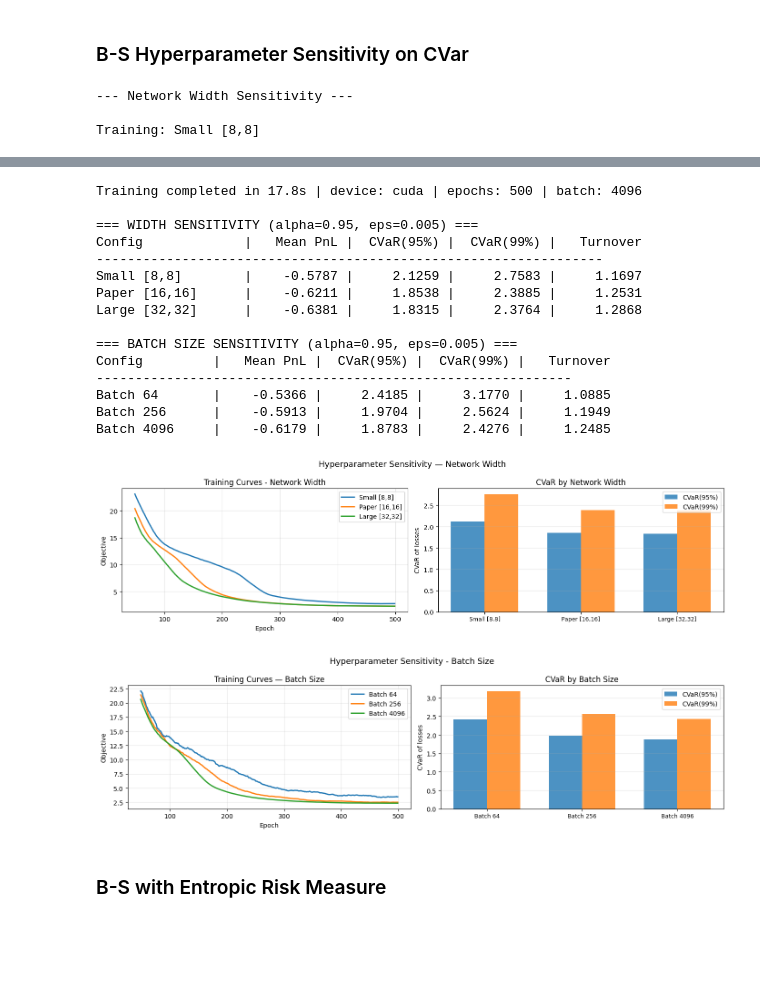
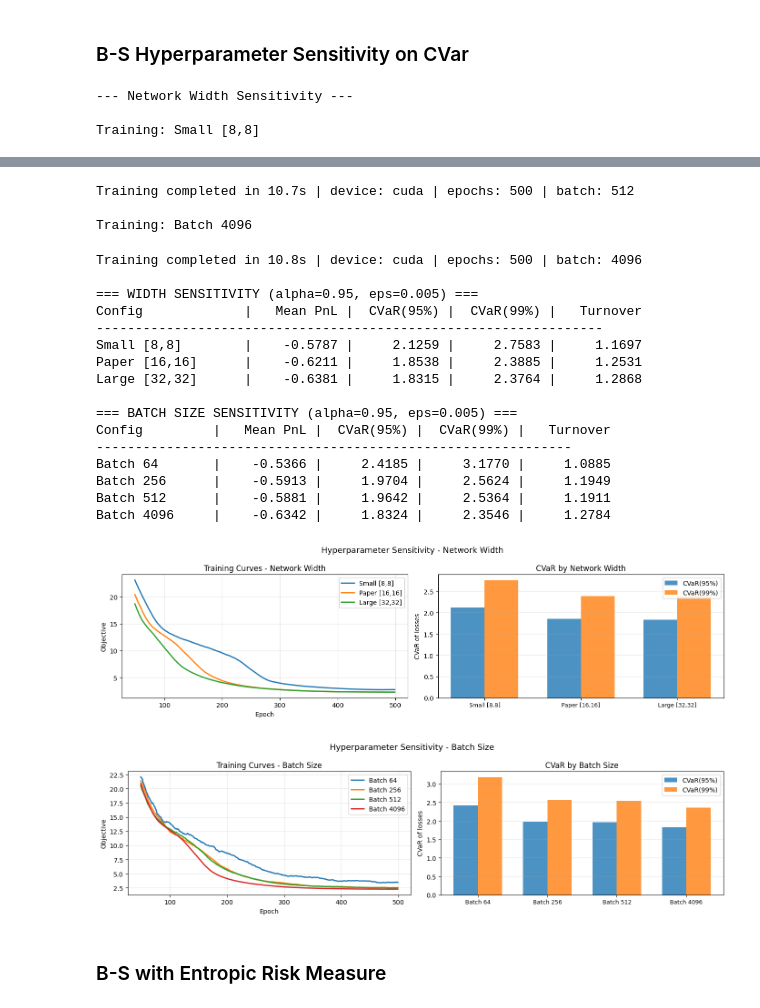
Before and after one commit to GioChecchi/Deep_Hedging, a Jupyter notebook: Deep_Hedging.ipynb, the cells around one changed output, grey strips where cells are left out. Cells and saved outputs as stored; diff of their text form; code cells hidden in the pictures; blank space fills up the shorter version.

```diff
--- a/Deep_Hedging.ipynb
+++ b/Deep_Hedging.ipynb
@@ -835,7 +806,5 @@ Once the model is trained, we need to test it on a large, unseen dataset to eval
 # %%
-def evaluate_model(policy, env_type, test_paths, K, epsilon, S0, T,
-                   premium=0.0, test_vols=None, test_paths2=None,
-                   include_payoff=True, v0=None):
+def evaluate_model(policy, env_type, test_paths, K, epsilon, S0, T, premium=0.0, test_vols=None, test_paths2=None, include_payoff=True, v0=None):
     """
     Evaluates the trained Deep Hedge network on out-of-sample test paths.
 
@@ -879,8 +848,7 @@ def evaluate_model(policy, env_type, test_paths, K, epsilon, S0, T,
                 prev_d2_col = prev_delta[:, 1:2]                     # (n_paths, 1)
 
                 if is_shared:
-                    tau_t = torch.full((n_paths, 1), T - t * dt,
-                                       device=device, dtype=test_paths.dtype)
+                    tau_t = torch.full((n_paths, 1), T - t * dt, device=device, dtype=test_paths.dtype)
                     x = torch.cat([log_spot, vol_col, tau_t, prev_d1_col, prev_d2_col], dim=1)
                 else:
                     x = torch.cat([log_spot, vol_col, prev_d1_col, prev_d2_col], dim=1)
@@ -927,12 +895,11 @@ def evaluate_model(policy, env_type, test_paths, K, epsilon, S0, T,
 
         turnover = (turnover_d1 + turnover_d2).item()
 
-        avg_total_cost = epsilon * (
-            test_paths[0]  * torch.abs(d1[0]) +
-            torch.sum(test_paths[1:-1]  * torch.abs(d1[1:] - d1[:-1]), dim=0) +
-            test_paths2[0] * torch.abs(d2[0]) +
-            torch.sum(test_paths2[1:-1] * torch.abs(d2[1:] - d2[:-1]), dim=0)
-        ).mean()
+        avg_total_cost = epsilon * (test_paths[0]  * torch.abs(d1[0])
+                                 + torch.sum(test_paths[1:-1]  * torch.abs(d1[1:] - d1[:-1]), dim=0)
+                                 + test_paths2[0] * torch.abs(d2[0])
+                                 + torch.sum(test_paths2[1:-1] * torch.abs(d2[1:] - d2[:-1]), dim=0)
+                                   ).mean()
 
         metrics = {"Mean PnL":                   pnl.mean().item(),
                    "Std PnL":                    pnl.std(unbiased=False).item(),
@@ -1204,12 +1157,9 @@ print(f"BS premium: {premium_bs:.4f}")
 
 # 1. Analytical Baseline
 print("\n--- Running Analytical BS Baseline (eps=0) ---")
-bs_deltas_0, bs_pnl_0 = run_bs_baseline(
-    test_paths_bs, K, r, sigma, T,
-    epsilon=0.0, bs_pricer=bs_pricer, premium=premium_bs)
+bs_deltas_0, bs_pnl_0 = run_bs_baseline(test_paths_bs, K, T, epsilon=0.0, bs_pricer=bs_pricer, premium=premium_bs)
 
-bs_metrics_0 = compute_metrics_from_pnl_and_deltas(
-    bs_pnl_0, bs_deltas_0, paths=test_paths_bs, epsilon=0.0)
+bs_metrics_0 = compute_metrics_from_pnl_and_deltas(bs_pnl_0, bs_deltas_0, paths=test_paths_bs, epsilon=0.0)
 print(f"Baseline CVaR(95%): {bs_metrics_0['Loss CVaR (95%)']:.4f}")
 
 # 2. Train DH at multiple risk levels
@@ -1228,8 +1178,7 @@ for alpha_level in alpha_levels:
                             policy_type=policy_type, use_batch_norm=use_batch_norm,
                             hidden_dims=hidden_dim_bs)
 
-    metrics, pnl, deltas = evaluate_model(train_out["model"], 'bs', test_paths_bs, K,  S0=S0, T=T,
-                                          epsilon=0.0, premium=premium_bs)
+    metrics, pnl, deltas = evaluate_model(train_out["model"], 'bs', test_paths_bs, K,  S0=S0, T=T, epsilon=0.0, premium=premium_bs)
 
     dh_models_0[alpha_level]  = train_out["model"]
     dh_pnls_0[alpha_level]    = pnl
@@ -1358,13 +1307,9 @@ print(f"with BS premium: {premium_bs:.4f}")
 
 # 1. Analytical Baseline
 print("--- Running Analytical BS Baseline (eps=0.005) ---")
-bs_deltas_cost, bs_pnl_cost = run_bs_baseline(
-    test_paths_bs, K, r, sigma, T,
-    epsilon=epsilon, bs_pricer=bs_pricer, premium=premium_bs)
+bs_deltas_cost, bs_pnl_cost = run_bs_baseline(test_paths_bs, K, T, epsilon=epsilon, bs_pricer=bs_pricer, premium=premium_bs)
 
-bs_metrics_cost = compute_metrics_from_pnl_and_deltas(
-    bs_pnl_cost, bs_deltas_cost,
-    paths=test_paths_bs, epsilon=epsilon)
+bs_metrics_cost = compute_metrics_from_pnl_and_deltas(bs_pnl_cost, bs_deltas_cost, paths=test_paths_bs, epsilon=epsilon)
 print(f"Baseline CVaR(95%): {bs_metrics_cost['Loss CVaR (95%)']:.4f}")
 
 # 2. Train DH (CVaR) at multiple risk levels
@@ -1546,8 +1491,9 @@ for name, hdim in width_configs.items():
 # B. Batch size sensitivity
 print("\n--- Batch Size Sensitivity ---")
 batch_configs = {'Batch 64':   64,
-                 'Batch 256':  256,   # paper default
-                 'Batch 4096': 4096}  # experiment choice
+                 'Batch 256':  256,    # paper default
+                 'Batch 512':  512,
+                 'Batch 4096': 4096}   # our choice
 batch_results = {}
 
 for name, bsize in batch_configs.items():
@@ -1610,7 +1556,7 @@ ax.set_title("CVaR by Network Width")
 ax.set_ylabel("CVaR of losses")
 ax.legend(); ax.grid(True, alpha=0.3, axis='y')
 
-plt.suptitle("Hyperparameter Sensitivity — Network Width", fontsize=13)
+plt.suptitle("Hyperparameter Sensitivity - Network Width", fontsize=13)
 plt.tight_layout(); plt.show()
 
 # E. Batch size sensitivity plots
@@ -1623,7 +1569,7 @@ for name, res in batch_results.items():
     if len(loss_hist) >= window:
         smoothed = np.convolve(loss_hist, np.ones(window) / window, mode="valid")
         ax.plot(np.arange(window - 1, len(loss_hist)), smoothed, linewidth=2, label=name)
-ax.set_title("Training Curves — Batch Size")
+ax.set_title("Training Curves - Batch Size")
 ax.set_xlabel("Epoch"); ax.set_ylabel("Objective")
 ax.legend(); ax.grid(True, alpha=0.3)
 
@@ -1665,20 +1611,24 @@ Training: Batch 4096
-Training completed in 17.8s | device: cuda | epochs: 500 | batch: 4096
+Training completed in 10.7s | device: cuda | epochs: 500 | batch: 512
 
-=== WIDTH SENSITIVITY (alpha=0.95, eps=0.005) ===
-Config             |   Mean PnL |  CVaR(95%) |  CVaR(99%) |   Turnover
------------------------------------------------------------------
-Small [8,8]        |    -0.5787 |     2.1259 |     2.7583 |     1.1697
-Paper [16,16]      |    -0.6211 |     1.8538 |     2.3885 |     1.2531
-Large [32,32]      |    -0.6381 |     1.8315 |     2.3764 |     1.2868
-
-=== BATCH SIZE SENSITIVITY (alpha=0.95, eps=0.005) ===
-Config         |   Mean PnL |  CVaR(95%) |  CVaR(99%) |   Turnover
--------------------------------------------------------------
-Batch 64       |    -0.5366 |     2.4185 |     3.1770 |     1.0885
-Batch 256      |    -0.5913 |     1.9704 |     2.5624 |     1.1949
-Batch 4096     |    -0.6179 |     1.8783 |     2.4276 |     1.2485
+Training: Batch 4096
+Training completed in 10.8s | device: cuda | epochs: 500 | batch: 4096
+
+=== WIDTH SENSITIVITY (alpha=0.95, eps=0.005) ===
+Config             |   Mean PnL |  CVaR(95%) |  CVaR(99%) |   Turnover
+-----------------------------------------------------------------
+Small [8,8]        |    -0.5787 |     2.1259 |     2.7583 |     1.1697
+Paper [16,16]      |    -0.6211 |     1.8538 |     2.3885 |     1.2531
+Large [32,32]      |    -0.6381 |     1.8315 |     2.3764 |     1.2868
+
+=== BATCH SIZE SENSITIVITY (alpha=0.95, eps=0.005) ===
+Config         |   Mean PnL |  CVaR(95%) |  CVaR(99%) |   Turnover
+-------------------------------------------------------------
+Batch 64       |    -0.5366 |     2.4185 |     3.1770 |     1.0885
+Batch 256      |    -0.5913 |     1.9704 |     2.5624 |     1.1949
+Batch 512      |    -0.5881 |     1.9642 |     2.5364 |     1.1911
+Batch 4096     |    -0.6342 |     1.8324 |     2.3546 |     1.2784
 [figure]
-[figure, old version]
+[figure, new version]
 # %% [markdown]
 ### B-S with Entropic Risk Measure
 # %% [markdown]
```
Also changed, not shown: parts of 56 cells of this notebook, 2 other files.
